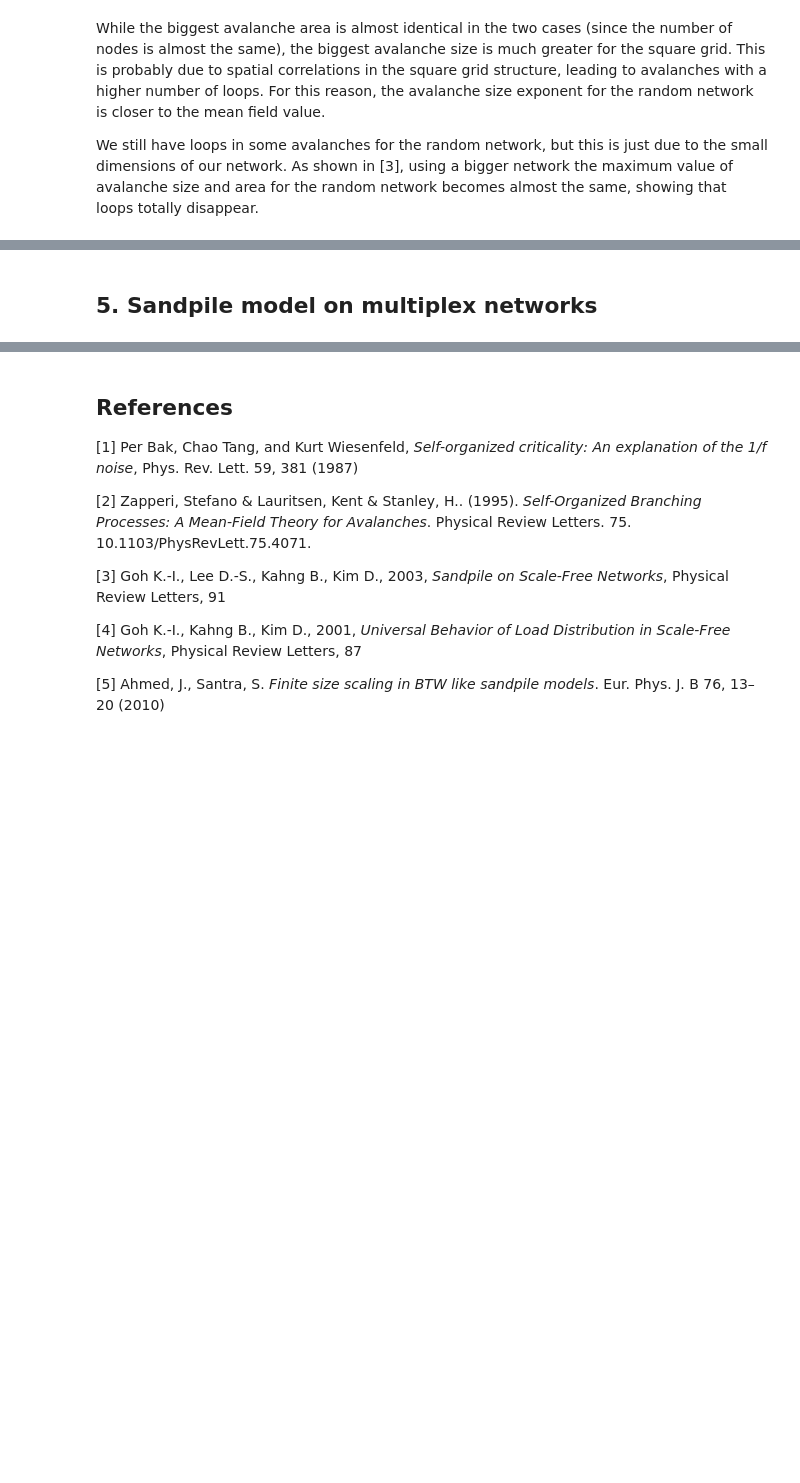
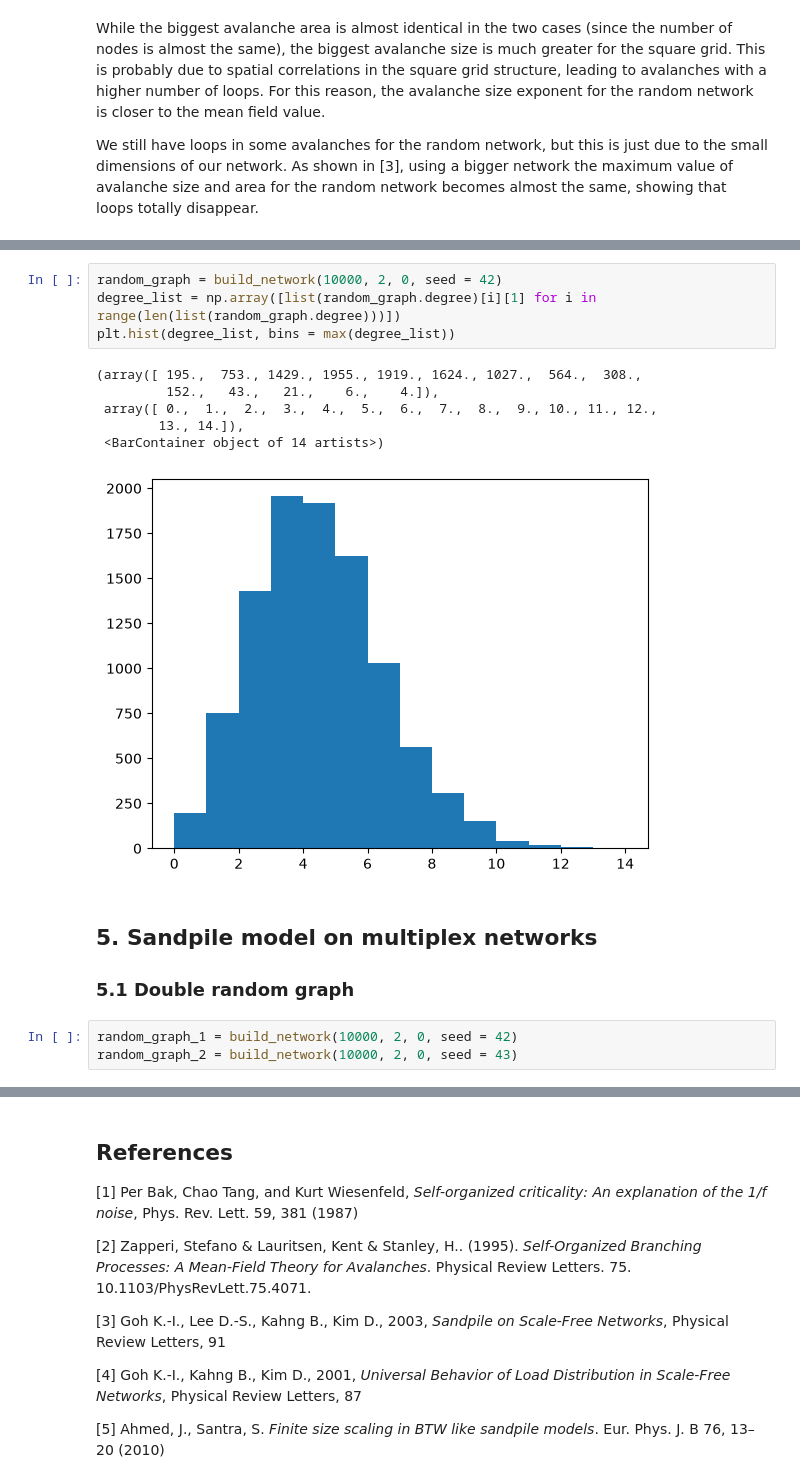
Before and after one commit to riccardo03-maker/SOC_on_networks, a Jupyter notebook: project_notebook.ipynb, the cells around one changed output, grey strips where cells are left out. Drawn from its saved outputs; the diff is of its cells as text; blank space fills up the shorter version.

```diff
--- a/project_notebook.ipynb
+++ b/project_notebook.ipynb
@@ -302,2 +320,18 @@ Avalanche size exponent: 0.7566975358426157
+# %%
+random_graph = build_network(10000, 2, 0, seed = 42)
+degree_list = np.array([list(random_graph.degree)[i][1] for i in range(len(list(random_graph.degree)))])
+plt.hist(degree_list, bins = max(degree_list))
+# %% [output]
+(array([ 195.,  753., 1429., 1955., 1919., 1624., 1027.,  564.,  308.,
+         152.,   43.,   21.,    6.,    4.]),
+ array([ 0.,  1.,  2.,  3.,  4.,  5.,  6.,  7.,  8.,  9., 10., 11., 12.,
+        13., 14.]),
+ <BarContainer object of 14 artists>)
+[figure, added]
 # %% [markdown]
 ## 5. Sandpile model on multiplex networks
+
+### 5.1 Double random graph
+# %%
+random_graph_1 = build_network(10000, 2, 0, seed = 42)
+random_graph_2 = build_network(10000, 2, 0, seed = 43)
```
Also changed, not shown: parts of 12 cells of this notebook, 16 other files.
